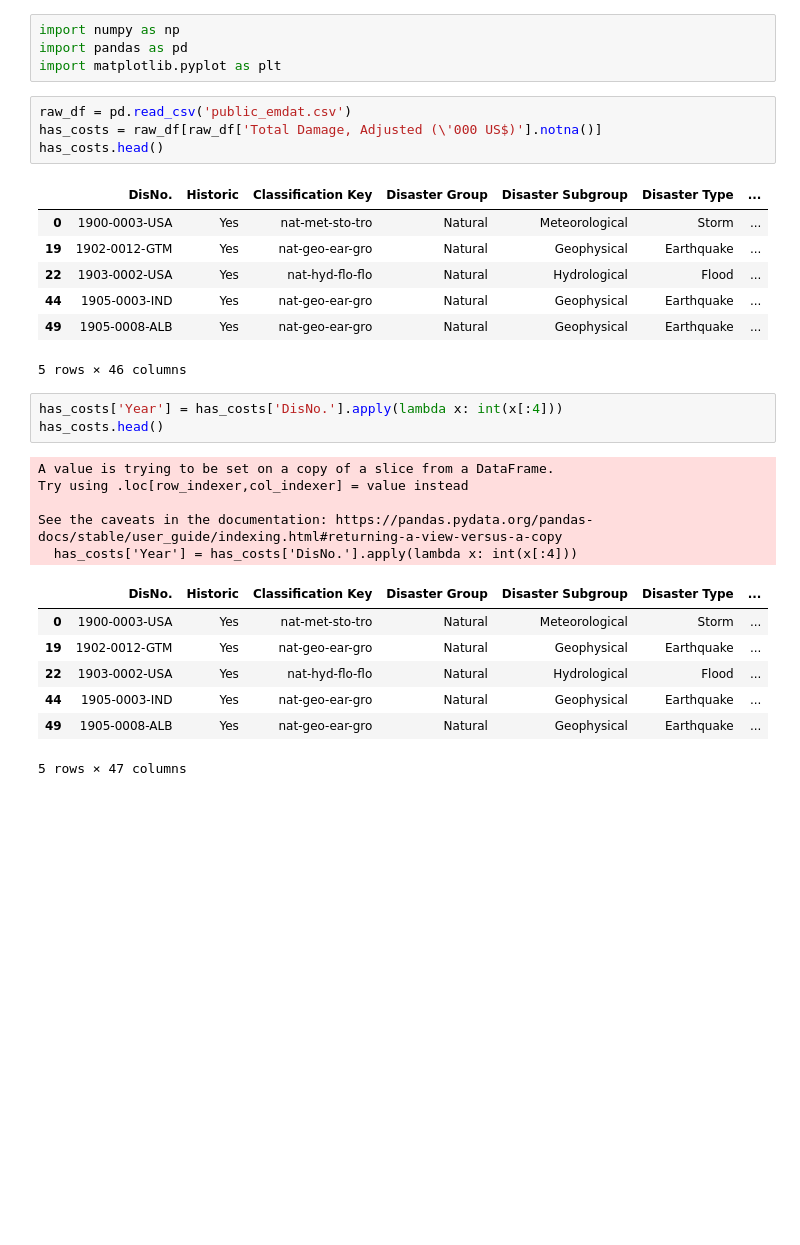
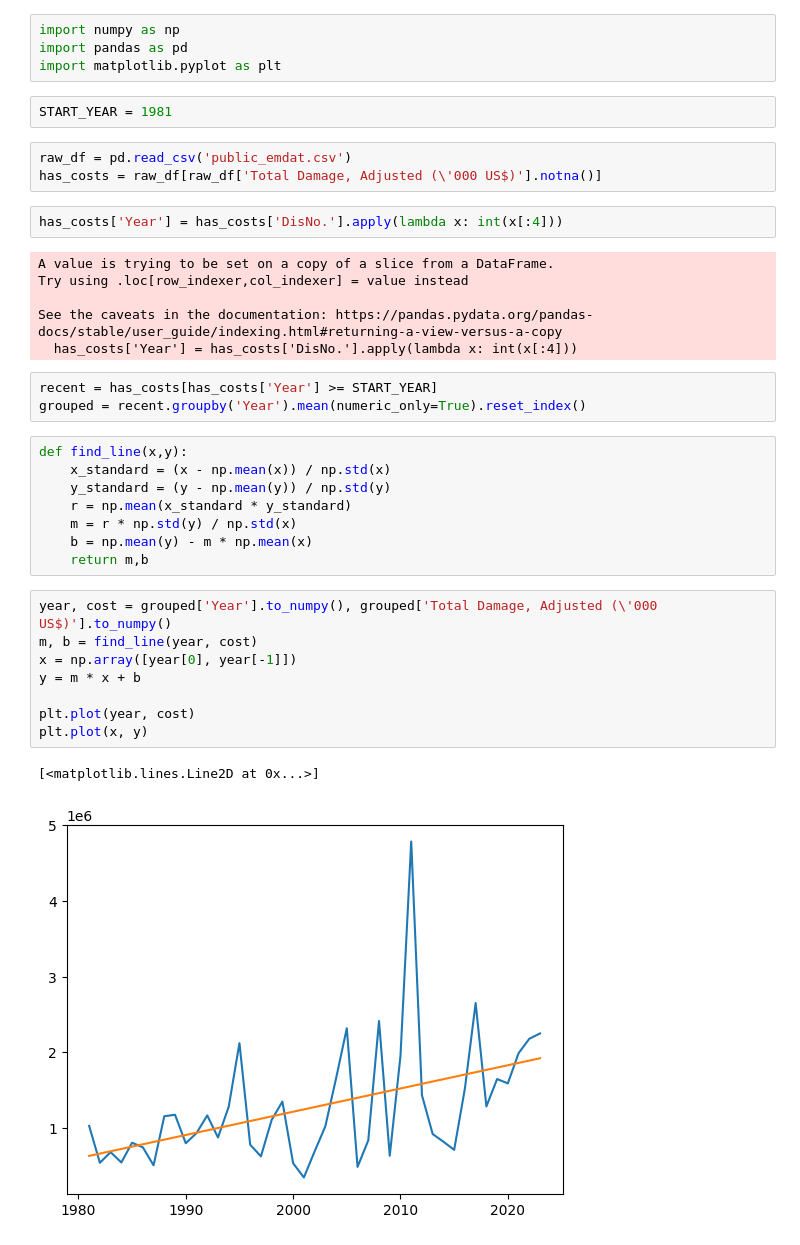
Before and after one commit to TheBoyRoy05/Climate-Change-Data-Viz, a Jupyter notebook: Data-Viz.ipynb, the cells around one changed output. Cells and saved outputs as stored; diff of their text form; blank space fills up the shorter version.

Commit message:
Simple linear regression on cost over time

```diff
--- a/Data-Viz.ipynb
+++ b/Data-Viz.ipynb
@@ -2,31 +2,38 @@
 import numpy as np
 import pandas as pd
 import matplotlib.pyplot as plt
+# %%
+START_YEAR = 1981
 # %%
 raw_df = pd.read_csv('public_emdat.csv')
 has_costs = raw_df[raw_df['Total Damage, Adjusted (\'000 US$)'].notna()]
-has_costs.head()
-# %% [output]
-|  | DisNo. | Historic | Classification Key | Disaster Group | Disaster Subgroup | Disaster Type | ... |
-| 0 | 1900-0003-USA | Yes | nat-met-sto-tro | Natural | Meteorological | Storm | ... |
-| 19 | 1902-0012-GTM | Yes | nat-geo-ear-gro | Natural | Geophysical | Earthquake | ... |
-| 22 | 1903-0002-USA | Yes | nat-hyd-flo-flo | Natural | Hydrological | Flood | ... |
-| 44 | 1905-0003-IND | Yes | nat-geo-ear-gro | Natural | Geophysical | Earthquake | ... |
-| 49 | 1905-0008-ALB | Yes | nat-geo-ear-gro | Natural | Geophysical | Earthquake | ... |
-5 rows × 46 columns
 # %%
 has_costs['Year'] = has_costs['DisNo.'].apply(lambda x: int(x[:4]))
-has_costs.head()
 # %% [output]
 A value is trying to be set on a copy of a slice from a DataFrame.
 Try using .loc[row_indexer,col_indexer] = value instead
 
 See the caveats in the documentation: https://pandas.pydata.org/pandas-docs/stable/user_guide/indexing.html#returning-a-view-versus-a-copy
   has_costs['Year'] = has_costs['DisNo.'].apply(lambda x: int(x[:4]))
-|  | DisNo. | Historic | Classification Key | Disaster Group | Disaster Subgroup | Disaster Type | ... |
-| 0 | 1900-0003-USA | Yes | nat-met-sto-tro | Natural | Meteorological | Storm | ... |
-| 19 | 1902-0012-GTM | Yes | nat-geo-ear-gro | Natural | Geophysical | Earthquake | ... |
-| 22 | 1903-0002-USA | Yes | nat-hyd-flo-flo | Natural | Hydrological | Flood | ... |
-| 44 | 1905-0003-IND | Yes | nat-geo-ear-gro | Natural | Geophysical | Earthquake | ... |
-| 49 | 1905-0008-ALB | Yes | nat-geo-ear-gro | Natural | Geophysical | Earthquake | ... |
-5 rows × 47 columns
+# %%
+recent = has_costs[has_costs['Year'] >= START_YEAR]
+grouped = recent.groupby('Year').mean(numeric_only=True).reset_index()
+# %%
+def find_line(x,y):
+    x_standard = (x - np.mean(x)) / np.std(x)
+    y_standard = (y - np.mean(y)) / np.std(y)
+    r = np.mean(x_standard * y_standard)
+    m = r * np.std(y) / np.std(x)
+    b = np.mean(y) - m * np.mean(x)
+    return m,b
+# %%
+year, cost = grouped['Year'].to_numpy(), grouped['Total Damage, Adjusted (\'000 US$)'].to_numpy()
+m, b = find_line(year, cost)
+x = np.array([year[0], year[-1]])
+y = m * x + b
+
+plt.plot(year, cost)
+plt.plot(x, y)
+# %% [output]
+[<matplotlib.lines.Line2D at 0x...>]
+[figure, added]
```
